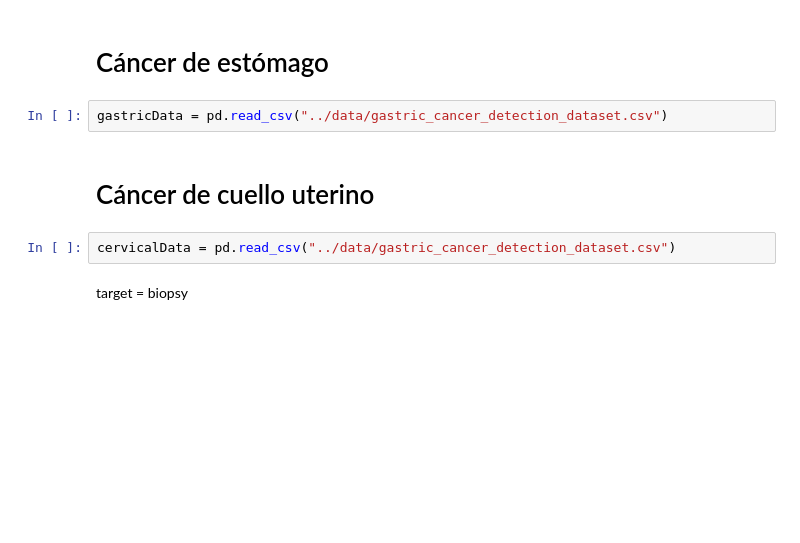
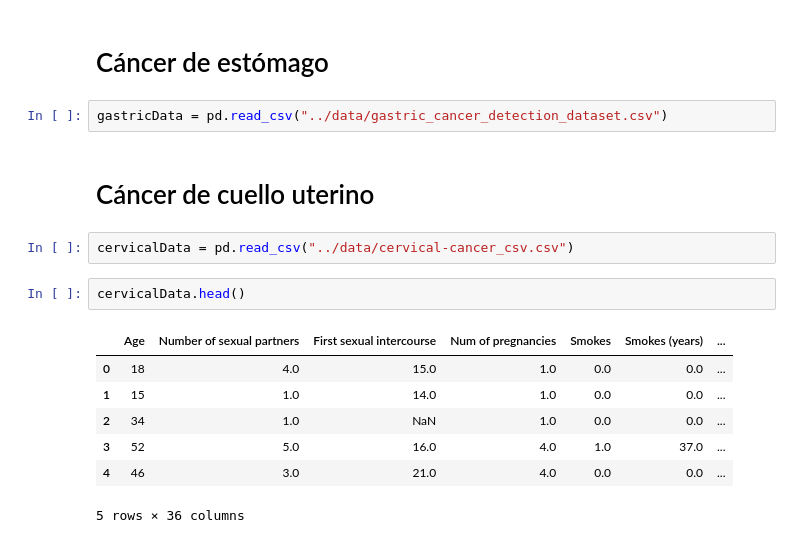
Before and after one commit to fundestpuente/HACKATON-Modelo-para-la-Prediccion-del-Riesgo-de-Cancer-a-partir-de-Datos-Clinicos-y-Conductuales, a Jupyter notebook: notebooks/testNewData.ipynb, the cells around one changed output. Drawn from its saved outputs; the diff is of its cells as text; blank space fills up the shorter version.

```diff
--- a/notebooks/testNewData.ipynb
+++ b/notebooks/testNewData.ipynb
@@ -328,6 +329,14 @@ gastricData = pd.read_csv("../data/gastric_cancer_detection_dataset.csv")
 # %% [markdown]
 # Cáncer de cuello uterino
 # %%
-cervicalData = pd.read_csv("../data/gastric_cancer_detection_dataset.csv")
+cervicalData = pd.read_csv("../data/cervical-cancer_csv.csv")
-# %% [markdown]
-target = biopsy
+# %%
+cervicalData.head()
+# %% [output]
+|  | Age | Number of sexual partners | First sexual intercourse | Num of pregnancies | Smokes | Smokes (years) | ... |
+| 0 | 18 | 4.0 | 15.0 | 1.0 | 0.0 | 0.0 | ... |
+| 1 | 15 | 1.0 | 14.0 | 1.0 | 0.0 | 0.0 | ... |
+| 2 | 34 | 1.0 | NaN | 1.0 | 0.0 | 0.0 | ... |
+| 3 | 52 | 5.0 | 16.0 | 4.0 | 1.0 | 37.0 | ... |
+| 4 | 46 | 3.0 | 21.0 | 4.0 | 0.0 | 0.0 | ... |
+5 rows × 36 columns
```
Also changed, not shown: parts of 6 cells of this notebook.
